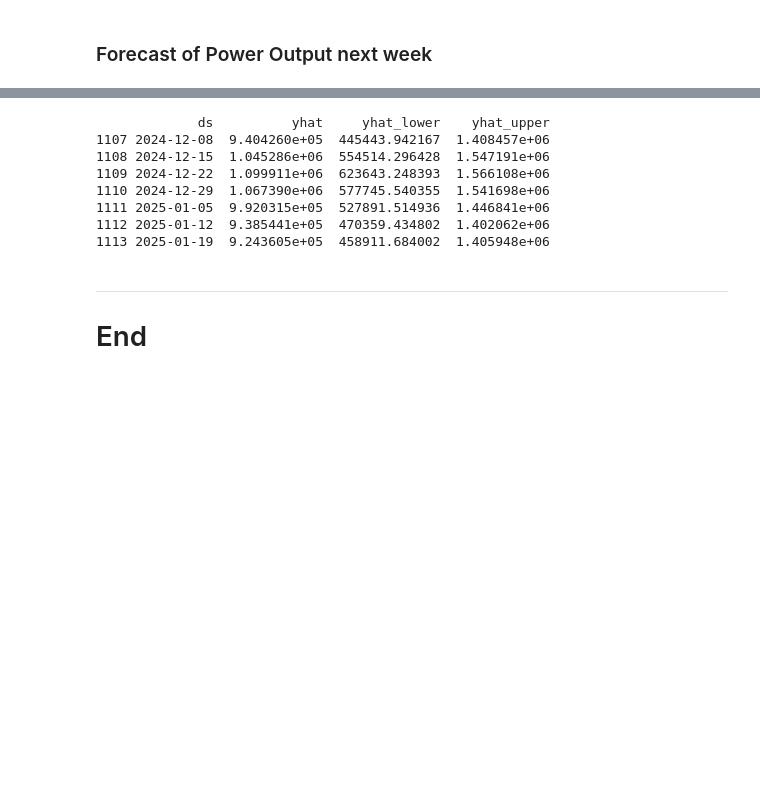
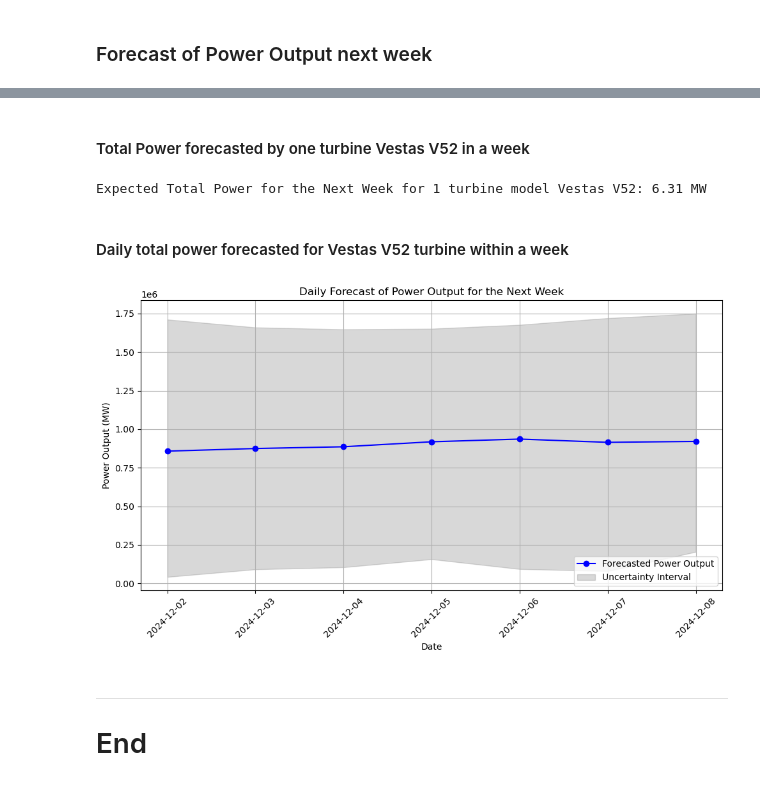
Before and after one commit to filipekojak88/PFDA, a Jupyter notebook: project/windspeed.ipynb, the cells around one changed output, grey strips where cells are left out. Drawn from its saved outputs; the diff is of its cells as text; code cells hidden in the pictures; blank space fills up the shorter version.

Commit message:
Updated Forecast section

```diff
--- a/project/windspeed.ipynb
+++ b/project/windspeed.ipynb
@@ -615,15 +651,16 @@ forecast = model_fit.forecast(steps=7)
 from prophet import Prophet
 
 # Prepare the data for Prophet
-df_prophet = weekly_data.reset_index()[['date', 'wdpr']]
+df_prophet = daily_data.reset_index()[['date', 'wdpr']]
 df_prophet.columns = ['ds', 'y']
 
-model = Prophet()
-model.fit(df_prophet)
+model_prophet = Prophet()
+model_prophet.fit(df_prophet)
 
-# Make a future dataframe
-future = model.make_future_dataframe(periods=7, freq='W')  # 7 weeks
+# Create a future dataframe for the next 7 days
+future_daily = model_prophet.make_future_dataframe(periods=7, freq='D')  # Daily
+daily_predictions = model_prophet.predict(future_daily)
 
-# Forecast
-forecast = model.predict(future)
+# Extract relevant columns
+forecast_next_week_daily = daily_predictions[['ds', 'yhat', 'yhat_lower', 'yhat_upper']].tail(7)
 # %% [output]
@@ -666,22 +669,37 @@ RMSE: 411473.07231367327
-# %%
-# Create a future dataframe for a week
-future = model.make_future_dataframe(periods=7, freq='W')  # 7 weeks
-
-# Generate predictions
-future_predictions = model.predict(future)
-
-# Extract relevant information from the forecast
-forecast_next_week = future_predictions[['ds', 'yhat', 'yhat_lower', 'yhat_upper']].tail(7)  # Last 7 rows
-print(forecast_next_week)
-# %% [output]
-             ds          yhat     yhat_lower    yhat_upper
-1107 2024-12-08  9.404260e+05  445443.942167  1.408457e+06
-1108 2024-12-15  1.045286e+06  554514.296428  1.547191e+06
-1109 2024-12-22  1.099911e+06  623643.248393  1.566108e+06
-1110 2024-12-29  1.067390e+06  577745.540355  1.541698e+06
-1111 2025-01-05  9.920315e+05  527891.514936  1.446841e+06
-1112 2025-01-12  9.385441e+05  470359.434802  1.402062e+06
-1113 2025-01-19  9.243605e+05  458911.684002  1.405948e+06
+# %% [markdown]
+#### Total Power forecasted by one turbine Vestas V52 in a week
+# %%
+total_power_next_week = forecast_next_week_daily['yhat'].sum()
+total_power_mw = total_power_next_week / 1e6  # Convert watts to megawatts
+print(f"\nExpected Total Power for the Next Week for 1 turbine model Vestas V52: {total_power_mw:.2f} MW")
+# %% [output]
+Expected Total Power for the Next Week for 1 turbine model Vestas V52: 6.31 MW
+# %% [markdown]
+#### Daily total power forecasted for Vestas V52 turbine within a week
+# %%
+import matplotlib.pyplot as plt
+
+# Plot the forecast
+plt.figure(figsize=(10, 6))
+plt.plot(forecast_next_week_daily['ds'], forecast_next_week_daily['yhat'], label='Forecasted Power Output', marker='o', linestyle='-', color='blue')
+plt.fill_between(
+    forecast_next_week_daily['ds'],
+    forecast_next_week_daily['yhat_lower'],
+    forecast_next_week_daily['yhat_upper'],
+    color='gray',
+    alpha=0.3,
+    label='Uncertainty Interval'
+)
+plt.title('Daily Forecast of Power Output for the Next Week')
+plt.xlabel('Date')
+plt.ylabel('Power Output (MW)')
+plt.xticks(rotation=45)
+plt.legend()
+plt.grid(True)
+plt.tight_layout()
+plt.show()
+# %% [output]
+[figure, added]
 # %% [markdown]
 ***
 # End
```
Also changed, not shown: parts of 15 cells of this notebook.
